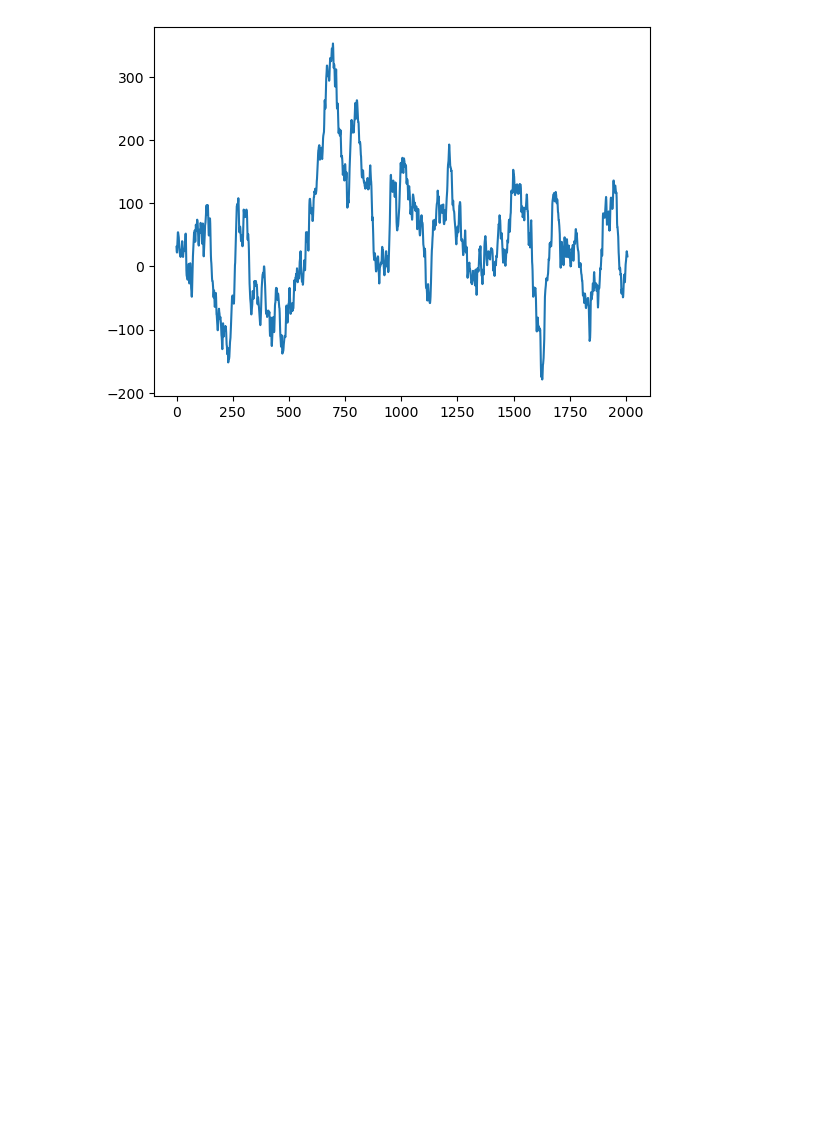
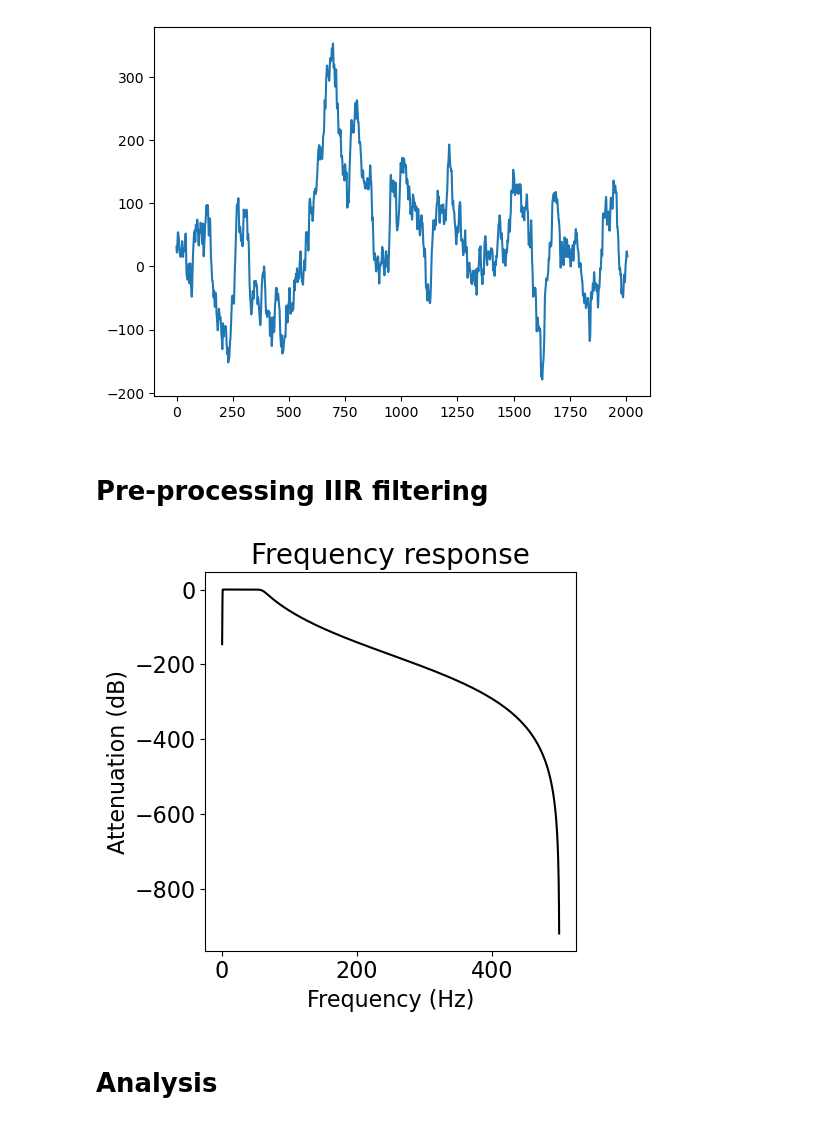
Before and after one commit to seqasim/LFPAnalysis, a Jupyter notebook: scripts/DBS_testing.ipynb, the cells around one changed output. Cells and saved outputs as stored; diff of their text form; code cells hidden in the pictures; blank space fills up the shorter version.

```diff
--- a/scripts/DBS_testing.ipynb
+++ b/scripts/DBS_testing.ipynb
@@ -18,5 +36,7 @@ plt.plot(CLFP_01[0,:])
 # %% [output]
 [<matplotlib.lines.Line2D at 0x...>]
 [figure]
+# %% [markdown]
+# Pre-processing IIR filtering
 # %%
 # Pre-processing: https://neurodsp-tools.github.io/neurodsp/auto_tutorials/filt/plot_3_IIR.html?highlight=line%20noise
@@ -23,2 +50,22 @@ plt.plot(CLFP_01[0,:])
 
 # Notch filter out the 60 Hz line noise
+# %%
+# setting (double check here later)
+n_seconds = 1
+fs = 1000
+
+# Define filter settings
+pass_type = 'bandpass'
+f_range = (1, 60) #changed from 50 to 60 here
+butterworth_order = 12
+
+# Design the filter, getting the second-order series (sos) values for the filter
+sos = design_iir_filter(fs, pass_type, f_range, butterworth_order)
+
+# Compute the frequency response for the IIR filter
+f_db, db = compute_frequency_response(sos, None, fs)
+
+# Plot the frequency response
+plot_frequency_response(f_db, db)
+# %% [output]
+[figure, added]
@@ -25,3 +90,5 @@ plt.plot(CLFP_01[0,:])
+# %% [markdown]
+# Analysis
 # %%
 # Analysis: https://neurodsp-tools.github.io/neurodsp/
 
```
Also changed, not shown: parts of 7 cells of this notebook.
